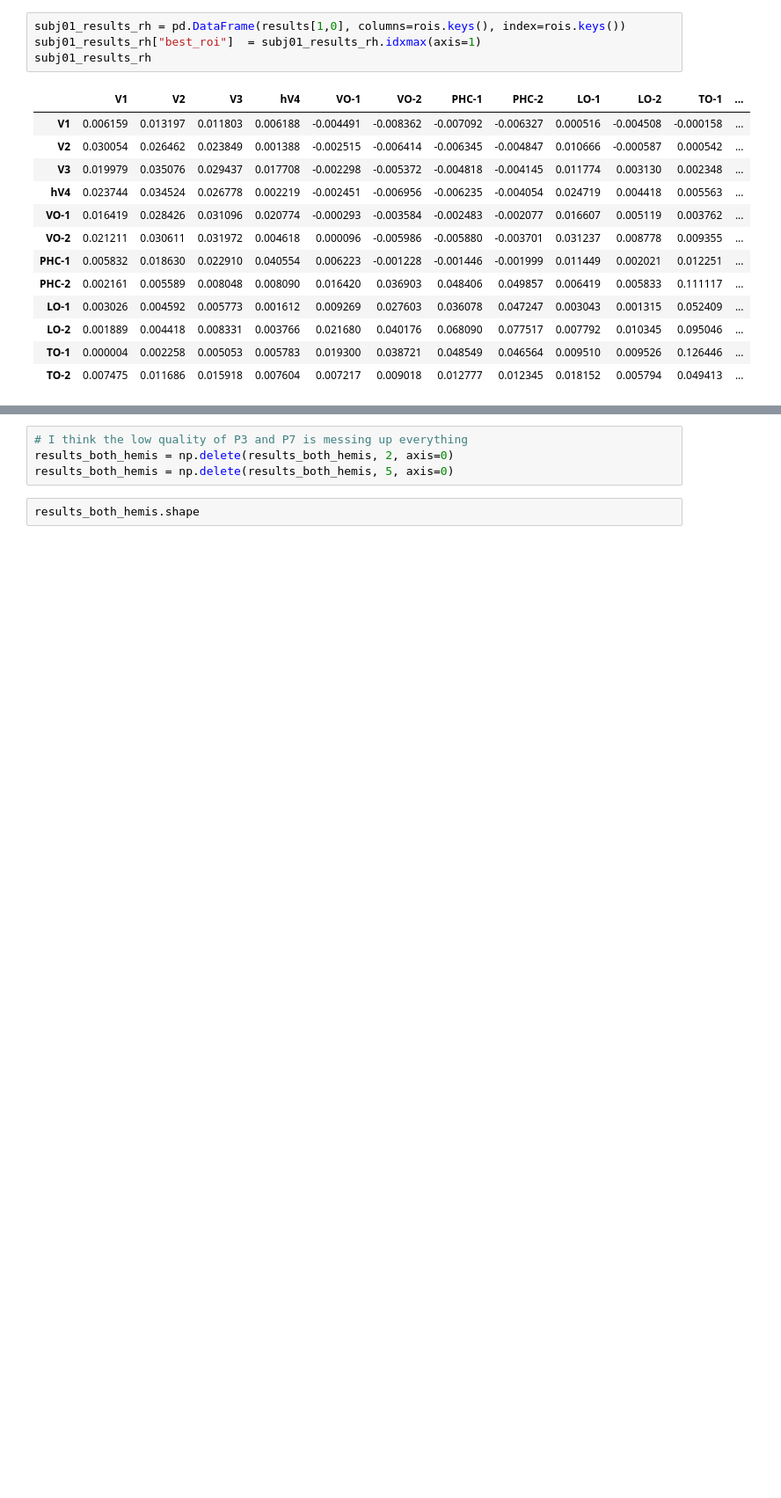
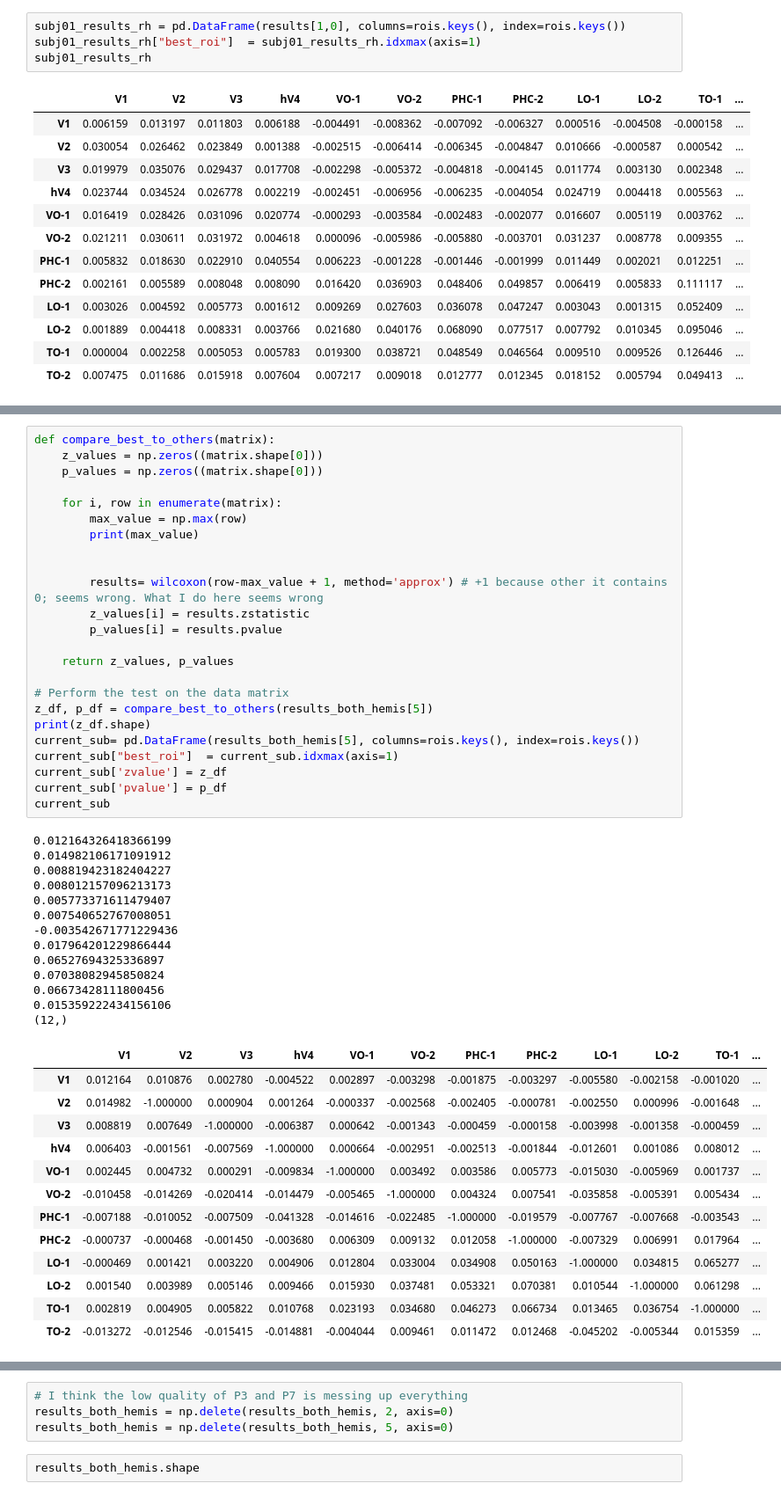
Before and after one commit to StanBgy/Thesis, a Jupyter notebook: src/create_model_bestROI.ipynb, the cells around one changed output, grey strips where cells are left out. Shown at 88% size. Cells and saved outputs as stored; diff of their text form; blank space fills up the shorter version.

```diff
--- a/src/create_model_bestROI.ipynb
+++ b/src/create_model_bestROI.ipynb
@@ -257,3 +267,54 @@ subj01_results
+# %%
+def compare_best_to_others(matrix):
+    z_values = np.zeros((matrix.shape[0]))
+    p_values = np.zeros((matrix.shape[0]))
+
+    for i, row in enumerate(matrix):
+        max_value = np.max(row)
+        print(max_value)
+
+
+        results= wilcoxon(row-max_value + 1, method='approx') # +1 because other it contains 0; seems wrong. What I do here seems wrong
+        z_values[i] = results.zstatistic
+        p_values[i] = results.pvalue
+
+    return z_values, p_values
+
+# Perform the test on the data matrix
+z_df, p_df = compare_best_to_others(results_both_hemis[5])
+print(z_df.shape)
+current_sub= pd.DataFrame(results_both_hemis[5], columns=rois.keys(), index=rois.keys())
+current_sub["best_roi"]  = current_sub.idxmax(axis=1)
+current_sub['zvalue'] = z_df
+current_sub['pvalue'] = p_df
+current_sub
+# %% [output]
+0.012164326418366199
+0.014982106171091912
+0.008819423182404227
+0.008012157096213173
+0.005773371611479407
+0.007540652767008051
+-0.003542671771229436
+0.017964201229866444
+0.06527694325336897
+0.07038082945850824
+0.06673428111800456
+0.015359222434156106
+(12,)
+|  | V1 | V2 | V3 | hV4 | VO-1 | VO-2 | PHC-1 | PHC-2 | LO-1 | LO-2 | TO-1 | ... |
+| V1 | 0.012164 | 0.010876 | 0.002780 | -0.004522 | 0.002897 | -0.003298 | -0.001875 | -0.003297 | -0.005580 | -0.002158 | -0.001020 | ... |
+| V2 | 0.014982 | -1.000000 | 0.000904 | 0.001264 | -0.000337 | -0.002568 | -0.002405 | -0.000781 | -0.002550 | 0.000996 | -0.001648 | ... |
+| V3 | 0.008819 | 0.007649 | -1.000000 | -0.006387 | 0.000642 | -0.001343 | -0.000459 | -0.000158 | -0.003998 | -0.001358 | -0.000459 | ... |
+| hV4 | 0.006403 | -0.001561 | -0.007569 | -1.000000 | 0.000664 | -0.002951 | -0.002513 | -0.001844 | -0.012601 | 0.001086 | 0.008012 | ... |
+| VO-1 | 0.002445 | 0.004732 | 0.000291 | -0.009834 | -1.000000 | 0.003492 | 0.003586 | 0.005773 | -0.015030 | -0.005969 | 0.001737 | ... |
+| VO-2 | -0.010458 | -0.014269 | -0.020414 | -0.014479 | -0.005465 | -1.000000 | 0.004324 | 0.007541 | -0.035858 | -0.005391 | 0.005434 | ... |
+| PHC-1 | -0.007188 | -0.010052 | -0.007509 | -0.041328 | -0.014616 | -0.022485 | -1.000000 | -0.019579 | -0.007767 | -0.007668 | -0.003543 | ... |
+| PHC-2 | -0.000737 | -0.000468 | -0.001450 | -0.003680 | 0.006309 | 0.009132 | 0.012058 | -1.000000 | -0.007329 | 0.006991 | 0.017964 | ... |
+| LO-1 | -0.000469 | 0.001421 | 0.003220 | 0.004906 | 0.012804 | 0.033004 | 0.034908 | 0.050163 | -1.000000 | 0.034815 | 0.065277 | ... |
+| LO-2 | 0.001540 | 0.003989 | 0.005146 | 0.009466 | 0.015930 | 0.037481 | 0.053321 | 0.070381 | 0.010544 | -1.000000 | 0.061298 | ... |
+| TO-1 | 0.002819 | 0.004905 | 0.005822 | 0.010768 | 0.023193 | 0.034680 | 0.046273 | 0.066734 | 0.013465 | 0.036754 | -1.000000 | ... |
+| TO-2 | -0.013272 | -0.012546 | -0.015415 | -0.014881 | -0.004044 | 0.009461 | 0.011472 | 0.012468 | -0.045202 | -0.005344 | 0.015359 | ... |
 # %%
 results_allP = np.mean(results_both_hemis, axis=0)
 full_results = pd.DataFrame(results_allP, columns=rois.keys(), index=rois.keys())
```
Also changed, not shown: parts of 7 cells of this notebook, 5 other files.
